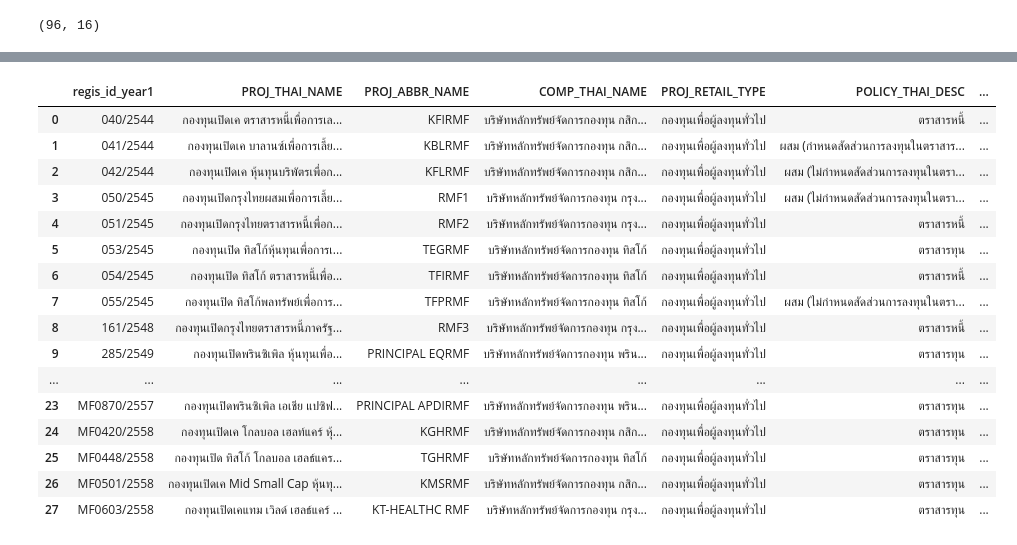
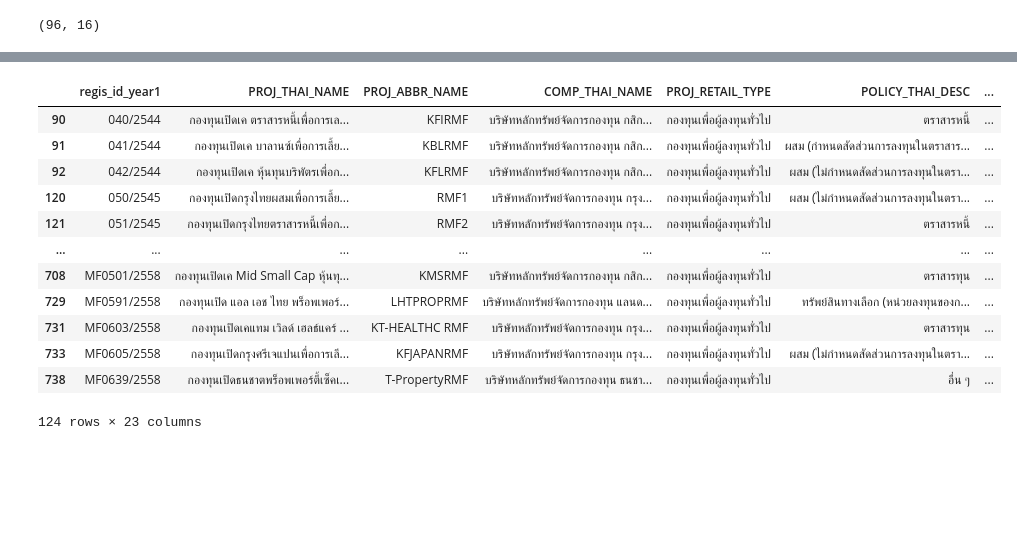
Before and after one commit to sskboonmee/DWDM21, a Jupyter notebook: Project.ipynb, the cells around one changed output, grey strips where cells are left out. Saved outputs shown, nothing was run; the diff lists cells and outputs as text; code cells hidden in the pictures; blank space fills up the shorter version.

```diff
--- a/Project.ipynb
+++ b/Project.ipynb
@@ -362,21 +395,17 @@ merged_nav_redmp
-# %%
-merged_nav_fee = nav.merge(fee,how='left',left_on='regis_id_year1',right_on='regis_id')
-merged_nav_fee
-# %% [output]
-|  | regis_id_year1 | PROJ_THAI_NAME | PROJ_ABBR_NAME | COMP_THAI_NAME | PROJ_RETAIL_TYPE | POLICY_THAI_DESC | ... |
-| 0 | 040/2544 | กองทุนเปิดเค ตราสารหนี้เพื่อการเล... | KFIRMF | บริษัทหลักทรัพย์จัดการกองทุน กสิก... | กองทุนเพื่อผู้ลงทุนทั่วไป | ตราสารหนี้ | ... |
-| 1 | 041/2544 | กองทุนเปิดเค บาลานซ์เพื่อการเลี้ย... | KBLRMF | บริษัทหลักทรัพย์จัดการกองทุน กสิก... | กองทุนเพื่อผู้ลงทุนทั่วไป | ผสม (กำหนดสัดส่วนการลงทุนในตราสาร... | ... |
-| 2 | 042/2544 | กองทุนเปิดเค หุ้นทุนบริพัตรเพื่อก... | KFLRMF | บริษัทหลักทรัพย์จัดการกองทุน กสิก... | กองทุนเพื่อผู้ลงทุนทั่วไป | ผสม (ไม่กำหนดสัดส่วนการลงทุนในตรา... | ... |
-| 3 | 050/2545 | กองทุนเปิดกรุงไทยผสมเพื่อการเลี้ย... | RMF1 | บริษัทหลักทรัพย์จัดการกองทุน กรุง... | กองทุนเพื่อผู้ลงทุนทั่วไป | ผสม (ไม่กำหนดสัดส่วนการลงทุนในตรา... | ... |
-| 4 | 051/2545 | กองทุนเปิดกรุงไทยตราสารหนี้เพื่อก... | RMF2 | บริษัทหลักทรัพย์จัดการกองทุน กรุง... | กองทุนเพื่อผู้ลงทุนทั่วไป | ตราสารหนี้ | ... |
-| 5 | 053/2545 | กองทุนเปิด ทิสโก้หุ้นทุนเพื่อการเ... | TEGRMF | บริษัทหลักทรัพย์จัดการกองทุน ทิสโก้ | กองทุนเพื่อผู้ลงทุนทั่วไป | ตราสารทุน | ... |
-| 6 | 054/2545 | กองทุนเปิด ทิสโก้ ตราสารหนี้เพื่อ... | TFIRMF | บริษัทหลักทรัพย์จัดการกองทุน ทิสโก้ | กองทุนเพื่อผู้ลงทุนทั่วไป | ตราสารหนี้ | ... |
-| 7 | 055/2545 | กองทุนเปิด ทิสโก้พลทรัพย์เพื่อการ... | TFPRMF | บริษัทหลักทรัพย์จัดการกองทุน ทิสโก้ | กองทุนเพื่อผู้ลงทุนทั่วไป | ผสม (ไม่กำหนดสัดส่วนการลงทุนในตรา... | ... |
-| 8 | 161/2548 | กองทุนเปิดกรุงไทยตราสารหนี้ภาครัฐ... | RMF3 | บริษัทหลักทรัพย์จัดการกองทุน กรุง... | กองทุนเพื่อผู้ลงทุนทั่วไป | ตราสารหนี้ | ... |
-| 9 | 285/2549 | กองทุนเปิดพรินซิเพิล หุ้นทุนเพื่อ... | PRINCIPAL EQRMF | บริษัทหลักทรัพย์จัดการกองทุน พริน... | กองทุนเพื่อผู้ลงทุนทั่วไป | ตราสารทุน | ... |
-| ... | ... | ... | ... | ... | ... | ... | ... |
-| 23 | MF0870/2557 | กองทุนเปิดพรินซิเพิล เอเชีย แปซิฟ... | PRINCIPAL APDIRMF | บริษัทหลักทรัพย์จัดการกองทุน พริน... | กองทุนเพื่อผู้ลงทุนทั่วไป | ตราสารทุน | ... |
-| 24 | MF0420/2558 | กองทุนเปิดเค โกลบอล เฮลท์แคร์ หุ้... | KGHRMF | บริษัทหลักทรัพย์จัดการกองทุน กสิก... | กองทุนเพื่อผู้ลงทุนทั่วไป | ตราสารทุน | ... |
-| 25 | MF0448/2558 | กองทุนเปิด ทิสโก้ โกลบอล เฮลธ์แคร... | TGHRMF | บริษัทหลักทรัพย์จัดการกองทุน ทิสโก้ | กองทุนเพื่อผู้ลงทุนทั่วไป | ตราสารทุน | ... |
-| 26 | MF0501/2558 | กองทุนเปิดเค Mid Small Cap หุ้นทุ... | KMSRMF | บริษัทหลักทรัพย์จัดการกองทุน กสิก... | กองทุนเพื่อผู้ลงทุนทั่วไป | ตราสารทุน | ... |
-| 27 | MF0603/2558 | กองทุนเปิดเคแทม เวิลด์ เฮลธ์แคร์ ... | KT-HEALTHC RMF | บริษัทหลักทรัพย์จัดการกองทุน กรุง... | กองทุนเพื่อผู้ลงทุนทั่วไป | ตราสารทุน | ... |
+# %%
+data_nav_redmp = pd.concat([nav,redmp])    # package concat เอาไว้ใช้ในการต่อตารางแนวแกน Y
+data_nav_redmp
+# %% [output]
+|  | regis_id_year1 | PROJ_THAI_NAME | PROJ_ABBR_NAME | COMP_THAI_NAME | PROJ_RETAIL_TYPE | POLICY_THAI_DESC | ... |
+| 90 | 040/2544 | กองทุนเปิดเค ตราสารหนี้เพื่อการเล... | KFIRMF | บริษัทหลักทรัพย์จัดการกองทุน กสิก... | กองทุนเพื่อผู้ลงทุนทั่วไป | ตราสารหนี้ | ... |
+| 91 | 041/2544 | กองทุนเปิดเค บาลานซ์เพื่อการเลี้ย... | KBLRMF | บริษัทหลักทรัพย์จัดการกองทุน กสิก... | กองทุนเพื่อผู้ลงทุนทั่วไป | ผสม (กำหนดสัดส่วนการลงทุนในตราสาร... | ... |
+| 92 | 042/2544 | กองทุนเปิดเค หุ้นทุนบริพัตรเพื่อก... | KFLRMF | บริษัทหลักทรัพย์จัดการกองทุน กสิก... | กองทุนเพื่อผู้ลงทุนทั่วไป | ผสม (ไม่กำหนดสัดส่วนการลงทุนในตรา... | ... |
+| 120 | 050/2545 | กองทุนเปิดกรุงไทยผสมเพื่อการเลี้ย... | RMF1 | บริษัทหลักทรัพย์จัดการกองทุน กรุง... | กองทุนเพื่อผู้ลงทุนทั่วไป | ผสม (ไม่กำหนดสัดส่วนการลงทุนในตรา... | ... |
+| 121 | 051/2545 | กองทุนเปิดกรุงไทยตราสารหนี้เพื่อก... | RMF2 | บริษัทหลักทรัพย์จัดการกองทุน กรุง... | กองทุนเพื่อผู้ลงทุนทั่วไป | ตราสารหนี้ | ... |
+| ... | ... | ... | ... | ... | ... | ... | ... |
+| 708 | MF0501/2558 | กองทุนเปิดเค Mid Small Cap หุ้นทุ... | KMSRMF | บริษัทหลักทรัพย์จัดการกองทุน กสิก... | กองทุนเพื่อผู้ลงทุนทั่วไป | ตราสารทุน | ... |
+| 729 | MF0591/2558 | กองทุนเปิด แอล เอช ไทย พร็อพเพอร์... | LHTPROPRMF | บริษัทหลักทรัพย์จัดการกองทุน แลนด... | กองทุนเพื่อผู้ลงทุนทั่วไป | ทรัพย์สินทางเลือก (หน่วยลงทุนของก... | ... |
+| 731 | MF0603/2558 | กองทุนเปิดเคแทม เวิลด์ เฮลธ์แคร์ ... | KT-HEALTHC RMF | บริษัทหลักทรัพย์จัดการกองทุน กรุง... | กองทุนเพื่อผู้ลงทุนทั่วไป | ตราสารทุน | ... |
+| 733 | MF0605/2558 | กองทุนเปิดกรุงศรีเจแปนเพื่อการเลี... | KFJAPANRMF | บริษัทหลักทรัพย์จัดการกองทุน กรุง... | กองทุนเพื่อผู้ลงทุนทั่วไป | ผสม (ไม่กำหนดสัดส่วนการลงทุนในตรา... | ... |
+| 738 | MF0639/2558 | กองทุนเปิดธนชาตพร็อพเพอร์ตี้เซ็คเ... | T-PropertyRMF | บริษัทหลักทรัพย์จัดการกองทุน ธนชา... | กองทุนเพื่อผู้ลงทุนทั่วไป | อื่น ๆ | ... |
+124 rows × 23 columns
```
Also changed, not shown: parts of 12 cells of this notebook.
